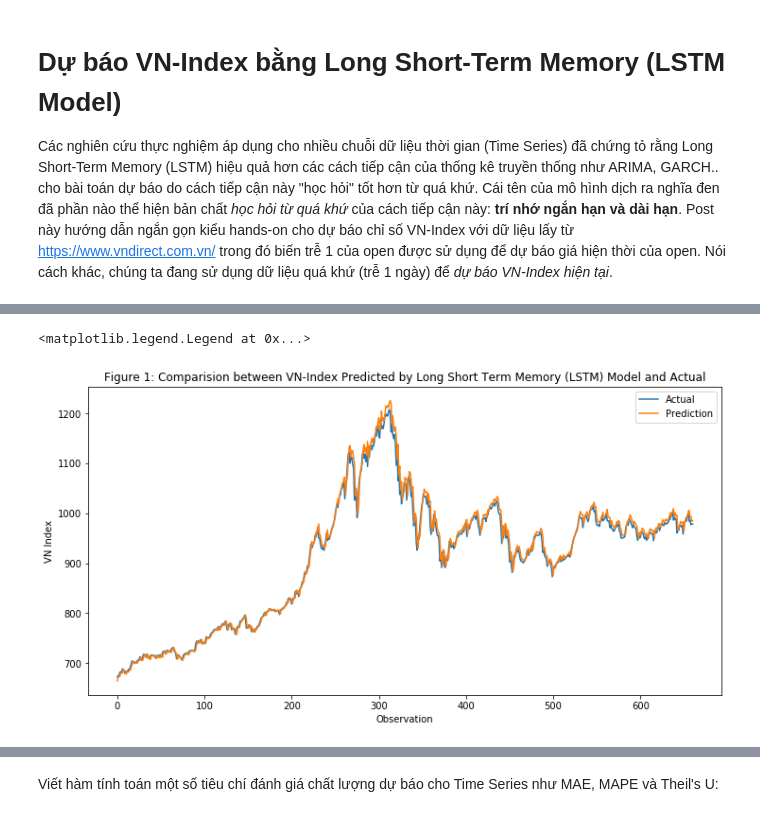
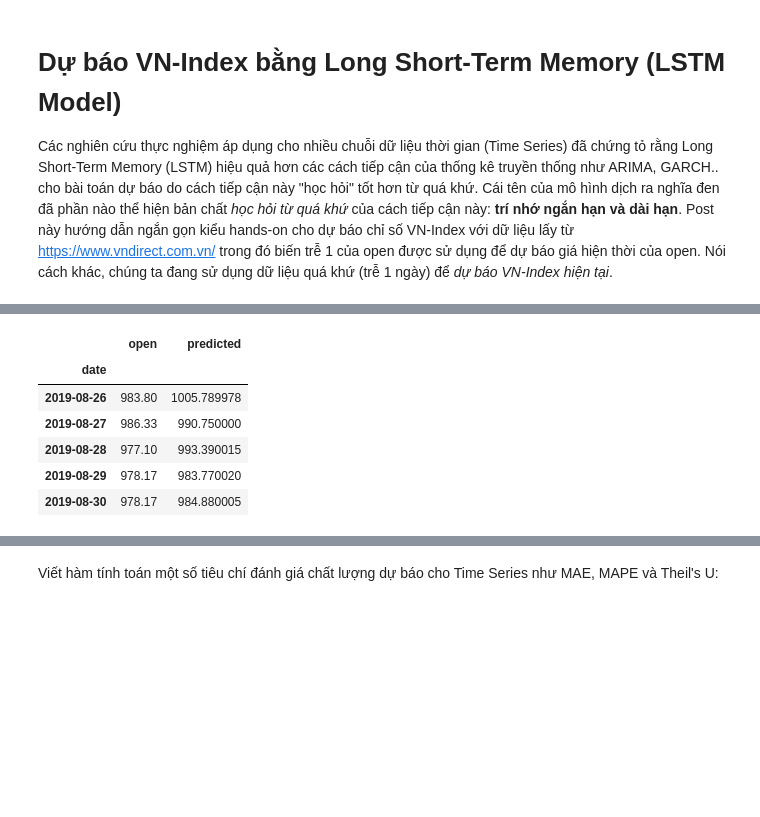
Before and after one commit to ChiDungNguyen/LSTM_forecasting_VNindex, a Jupyter notebook: LSTM_forecasting_VNindex_PythonKeras.ipynb, the cells around one changed output, grey strips where cells are left out. Saved outputs shown, nothing was run; the diff lists cells and outputs as text; code cells hidden in the pictures; blank space fills up the shorter version.

```diff
--- a/LSTM_forecasting_VNindex_PythonKeras.ipynb
+++ b/LSTM_forecasting_VNindex_PythonKeras.ipynb
@@ -97,19 +132,23 @@ Training Time: 13.009884595870972
 # %%
 # Sử dụng LSTM cho dự báo:
 y_pred_test_LSTM = model_lstm.predict(X_tst_t)
 
 # Convert các giá trị dự báo - kiểm định về nguyên dạng ban đầu:
 y_pred_test_LSTM = sc.inverse_transform(y_pred_test_LSTM)
 y_test = sc.inverse_transform(y_test)
 
-# So sánh giá trị dự báo với giá trị thực tế của VN-Index:
-plt.figure(figsize=(12, 6))
-plt.plot(y_test, label='Actual')
-plt.plot(y_pred_test_LSTM, label='Prediction')
-plt.title("Figure 1: Comparision between VN-Index Predicted by Long Short Term Memory (LSTM) Model and Actual")
-plt.xlabel('Observation')
-plt.ylabel('VN Index')
-plt.legend()
+# Loại quan sát đầu tiên:
+df_for_com = test[1: ]
+# Bổ sung thêm cột biến giá trị dự báo:
+df_for_com["predicted"] = np.round(y_pred_test_LSTM, 2)
+
+# 5 giá trị dự báo so với thực tế cho những thời điểm gần đây nhất:
+df_for_com.tail()
 # %% [output]
-<matplotlib.legend.Legend at 0x...>
-[figure, removed]
+|  | open | predicted |
+| date |  |  |
+| 2019-08-26 | 983.80 | 1005.789978 |
+| 2019-08-27 | 986.33 | 990.750000 |
+| 2019-08-28 | 977.10 | 993.390015 |
+| 2019-08-29 | 978.17 | 983.770020 |
+| 2019-08-30 | 978.17 | 984.880005 |
```
Also changed, not shown: parts of 10 cells of this notebook.
